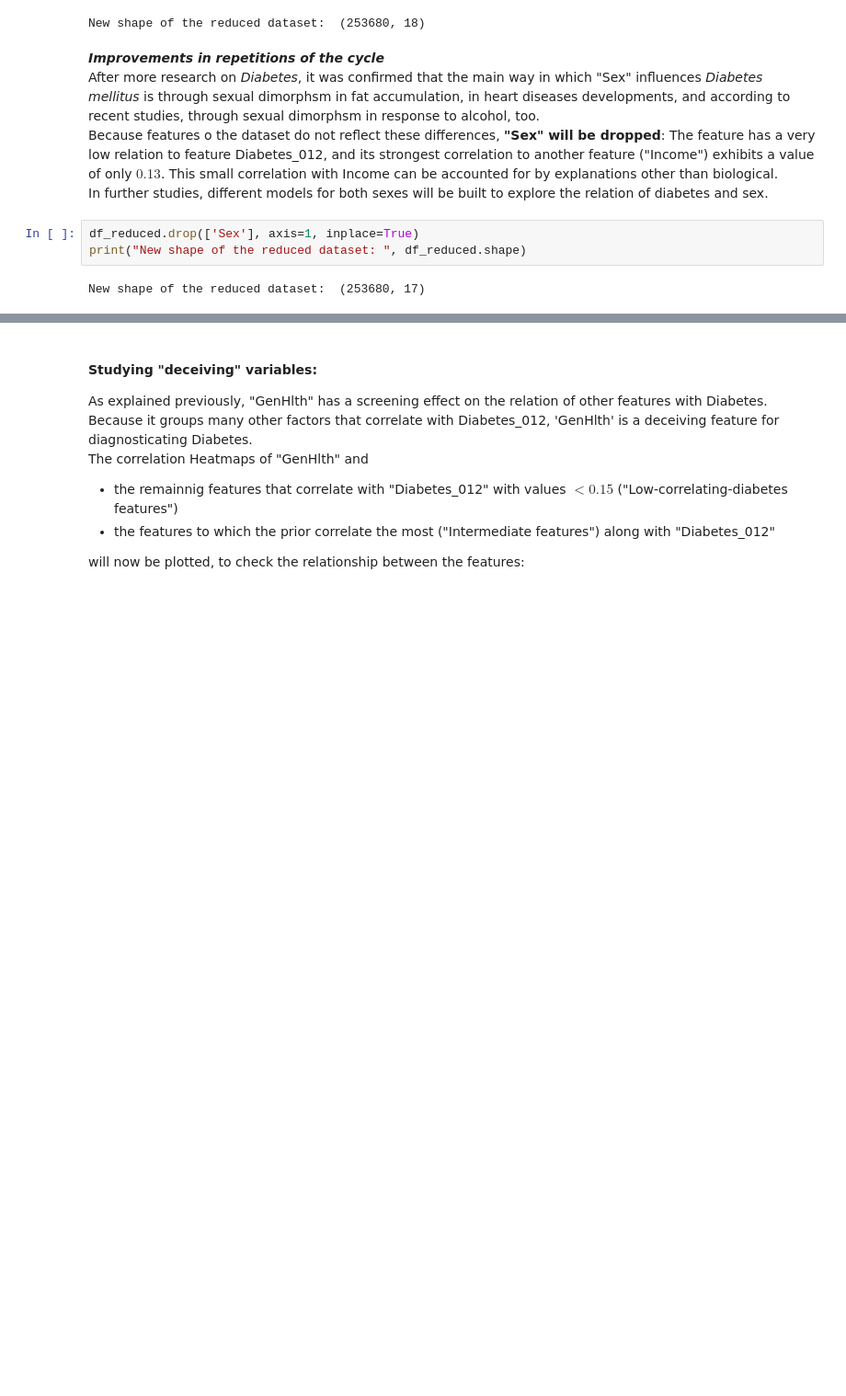
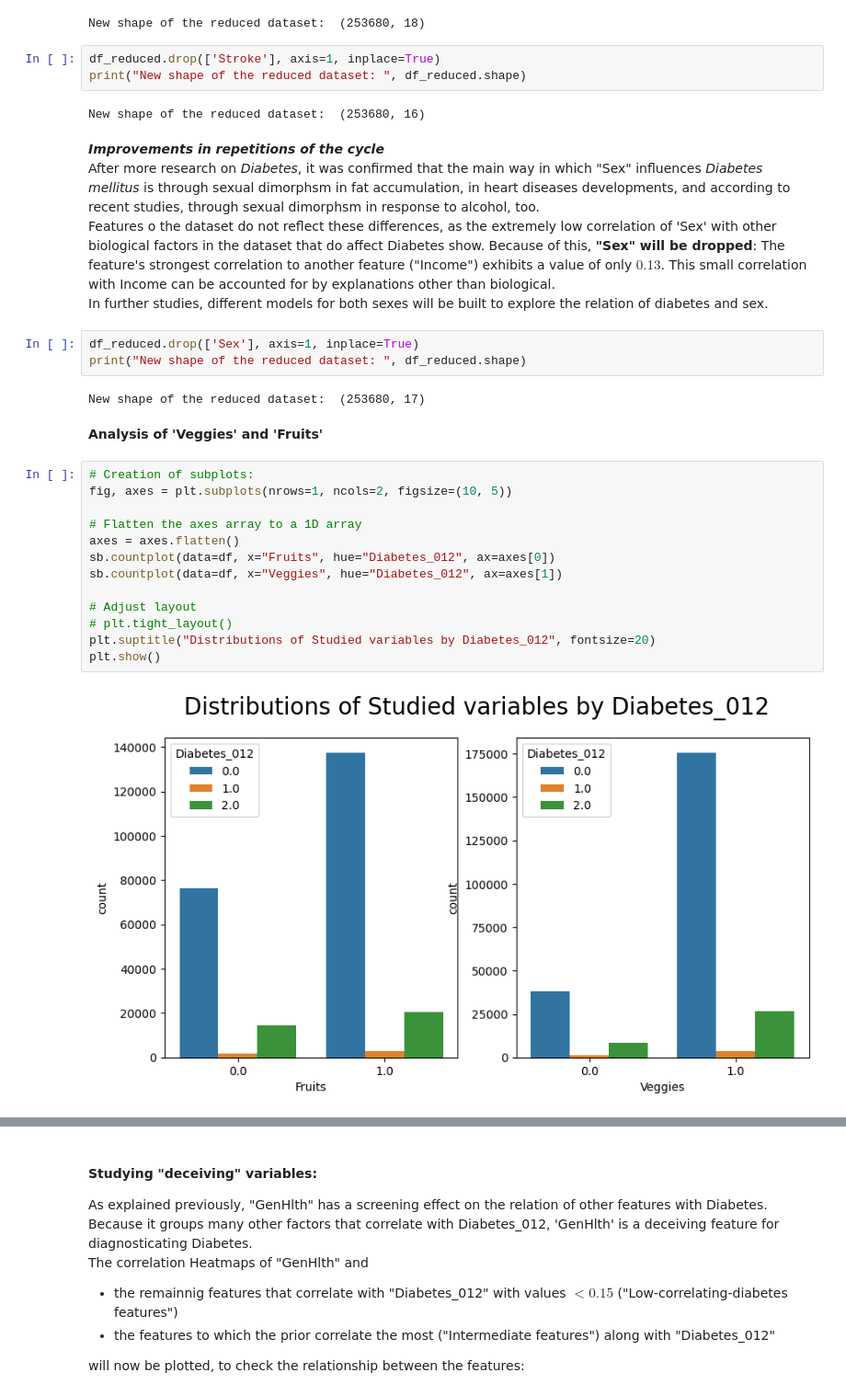
Before and after one commit to AliGarAlon/Diabetes_Project, a Jupyter notebook: diabetes_model.ipynb, the cells around one changed output, grey strips where cells are left out. Shown at 92% size. Drawn from its saved outputs; the diff is of its cells as text; blank space fills up the shorter version.

```diff
--- a/diabetes_model.ipynb
+++ b/diabetes_model.ipynb
@@ -816,13 +869,35 @@ df_reduced.drop(['AnyHealthcare', 'NoDocbcCost'], axis=1, inplace=True)
 print("New shape of the reduced dataset: ", df_reduced.shape)
 # %% [output]
 New shape of the reduced dataset:  (253680, 18)
+# %%
+df_reduced.drop(['Stroke'], axis=1, inplace=True)
+print("New shape of the reduced dataset: ", df_reduced.shape)
+# %% [output]
+New shape of the reduced dataset:  (253680, 16)
 # %% [markdown]
 ***Improvements in repetitions of the cycle***<br>
 After more research on *Diabetes*, it was confirmed that the main way in which "Sex" influences *Diabetes mellitus* is through sexual dimorphsm in fat accumulation, in heart diseases developments, and according to recent studies, through sexual dimorphsm in response to alcohol, too.<br>
-Because features o the dataset do not reflect these differences, **"Sex" will be dropped**: The feature has a very low relation to feature Diabetes_012, and its strongest correlation to another feature ("Income") exhibits a value of only $0.13$. This small correlation with Income can be accounted for by explanations other than biological.<br>
+Features o the dataset do not reflect these differences, as the extremely low correlation of 'Sex' with other biological factors in the dataset that do affect Diabetes show. Because of this, **"Sex" will be dropped**: The feature's strongest correlation to another feature ("Income") exhibits a value of only $0.13$. This small correlation with Income can be accounted for by explanations other than biological.<br>
 In further studies, different models for both sexes will be built to explore the relation of diabetes and sex.
 # %%
 df_reduced.drop(['Sex'], axis=1, inplace=True)
 print("New shape of the reduced dataset: ", df_reduced.shape)
 # %% [output]
 New shape of the reduced dataset:  (253680, 17)
+# %% [markdown]
+**Analysis of 'Veggies' and 'Fruits'**
+# %%
+# Creation of subplots:
+fig, axes = plt.subplots(nrows=1, ncols=2, figsize=(10, 5))
+
+# Flatten the axes array to a 1D array
+axes = axes.flatten()
+sb.countplot(data=df, x="Fruits", hue="Diabetes_012", ax=axes[0])
+sb.countplot(data=df, x="Veggies", hue="Diabetes_012", ax=axes[1])
+
+# Adjust layout
+# plt.tight_layout()
+plt.suptitle("Distributions of Studied variables by Diabetes_012", fontsize=20)
+plt.show()
+# %% [output]
+[figure, added]
```
Also changed, not shown: parts of 25 cells of this notebook.
